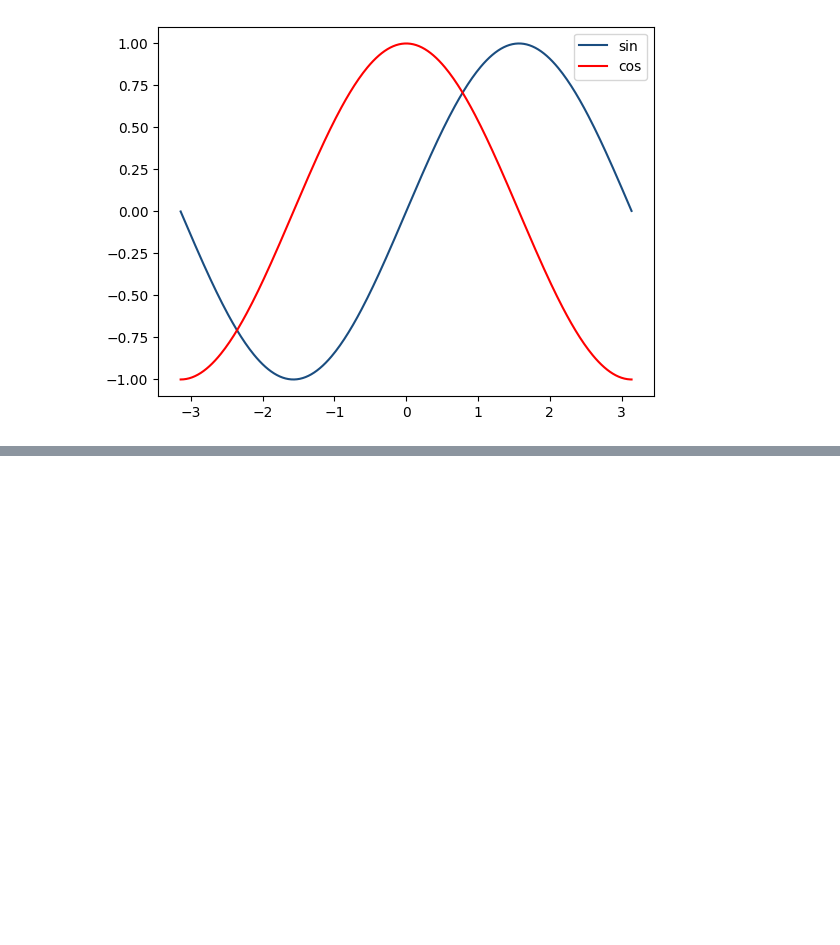
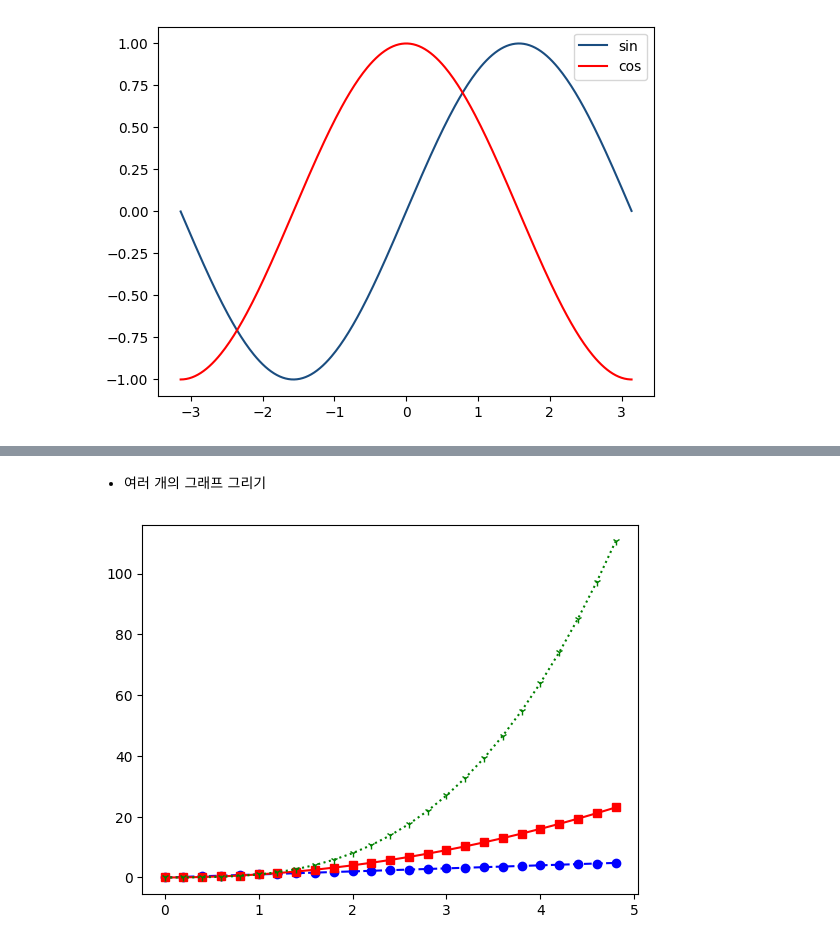
Before and after one commit to kimjeoungeun/my_study, a Jupyter notebook: python_self/matplotlib.ipynb, the cells around one changed output, grey strips where cells are left out. Cells and saved outputs as stored; diff of their text form; code cells hidden in the pictures; blank space fills up the shorter version.

```diff
--- a/python_self/matplotlib.ipynb
+++ b/python_self/matplotlib.ipynb
@@ -67,0 +84,9 @@ Text(0.5, 0, 'T-Axis')
+# %% [markdown]
+- 여러 개의 그래프 그리기
+# %%
+
+t=np.arange(0.,5.,0.2)
+plt.plot(t,t,"bo--", t,t**2,"rs-", t,t**3,"g1:")
+plt.show()
+# %% [output]
+[figure, added]
```
Also changed, not shown: parts of 22 cells of this notebook.
